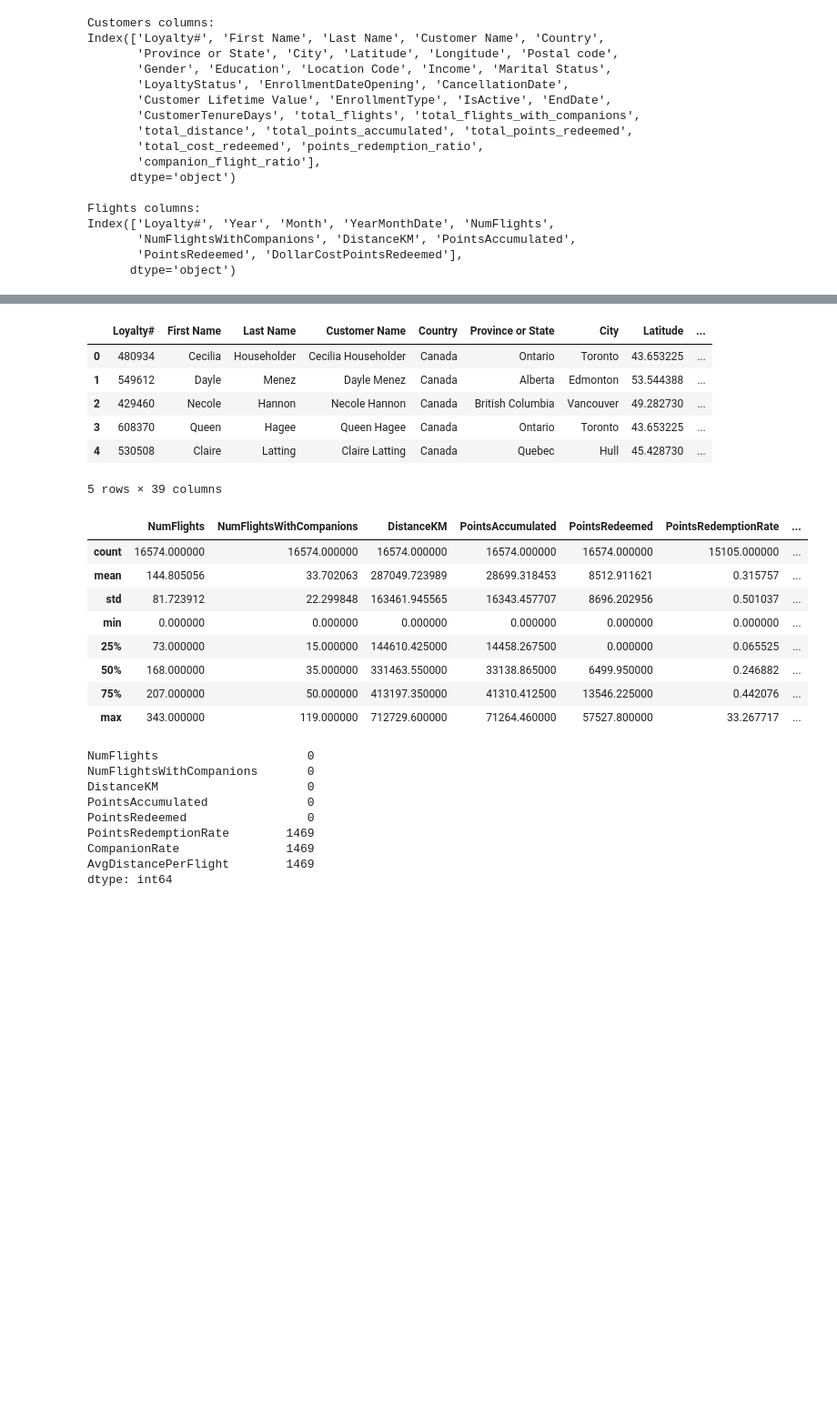
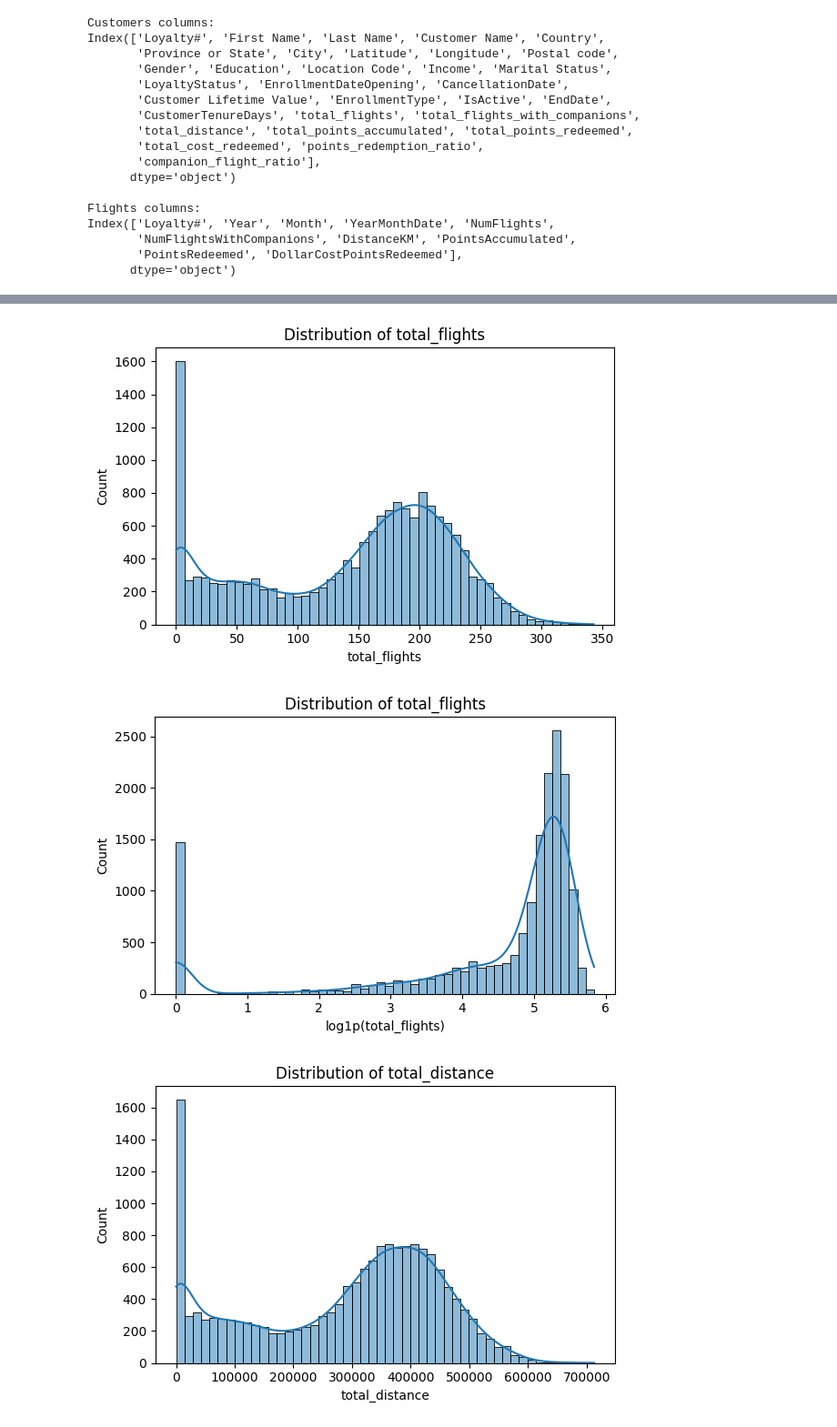
Before and after one commit to Mehmet1700/DataMining2025, a Jupyter notebook: notebooks/03_behavioral_segmentation_esra.ipynb, the cells around one changed output, grey strips where cells are left out. Shown at 91% size. Cells and saved outputs as stored; diff of their text form; code cells hidden in the pictures; blank space fills up the shorter version.

Commit message:
update behavioral notebook

```diff
--- a/notebooks/03_behavioral_segmentation_esra.ipynb
+++ b/notebooks/03_behavioral_segmentation_esra.ipynb
@@ -85,6 +85,8 @@ Index(['Loyalty#', 'Year', 'Month', 'YearMonthDate', 'NumFlights',
        'NumFlightsWithCompanions', 'DistanceKM', 'PointsAccumulated',
        'PointsRedeemed', 'DollarCostPointsRedeemed'],
       dtype='object')
+# %%
+flights = flights.dropna(subset=['Loyalty#'])
 # %%
 #aggregation of flight behavior per customer's loyalty
 flight_agg= flights_agg = flights.groupby('Loyalty#').agg({
@@ -124,42 +131,0 @@ flights_agg.head()
-# %%
-#Merging flight behavior with customer info
-data = pd.merge(customers, flights_agg, on='Loyalty#', how='inner')
-data.head()
-# %% [output]
-|  | Loyalty# | First Name | Last Name | Customer Name | Country | Province or State | City | Latitude | ... |
-| 0 | 480934 | Cecilia | Householder | Cecilia Householder | Canada | Ontario | Toronto | 43.653225 | ... |
-| 1 | 549612 | Dayle | Menez | Dayle Menez | Canada | Alberta | Edmonton | 53.544388 | ... |
-| 2 | 429460 | Necole | Hannon | Necole Hannon | Canada | British Columbia | Vancouver | 49.282730 | ... |
-| 3 | 608370 | Queen | Hagee | Queen Hagee | Canada | Ontario | Toronto | 43.653225 | ... |
-| 4 | 530508 | Claire | Latting | Claire Latting | Canada | Quebec | Hull | 45.428730 | ... |
-5 rows × 39 columns
-# %%
-#relevant features of segmentation
-features = data[['NumFlights', 'NumFlightsWithCompanions', 'DistanceKM',
-                 'PointsAccumulated', 'PointsRedeemed', 'PointsRedemptionRate',
-                 'CompanionRate', 'AvgDistancePerFlight']]
-
-features.describe()
-# %% [output]
-|  | NumFlights | NumFlightsWithCompanions | DistanceKM | PointsAccumulated | PointsRedeemed | PointsRedemptionRate | ... |
-| count | 16574.000000 | 16574.000000 | 16574.000000 | 16574.000000 | 16574.000000 | 15105.000000 | ... |
-| mean | 144.805056 | 33.702063 | 287049.723989 | 28699.318453 | 8512.911621 | 0.315757 | ... |
-| std | 81.723912 | 22.299848 | 163461.945565 | 16343.457707 | 8696.202956 | 0.501037 | ... |
-| min | 0.000000 | 0.000000 | 0.000000 | 0.000000 | 0.000000 | 0.000000 | ... |
-| 25% | 73.000000 | 15.000000 | 144610.425000 | 14458.267500 | 0.000000 | 0.065525 | ... |
-| 50% | 168.000000 | 35.000000 | 331463.550000 | 33138.865000 | 6499.950000 | 0.246882 | ... |
-| 75% | 207.000000 | 50.000000 | 413197.350000 | 41310.412500 | 13546.225000 | 0.442076 | ... |
-| max | 343.000000 | 119.000000 | 712729.600000 | 71264.460000 | 57527.800000 | 33.267717 | ... |
-# %%
-#checking for missing values
-features.isin([np.nan, np.inf, -np.inf]).sum()
-# %% [output]
-NumFlights                     0
-NumFlightsWithCompanions       0
-DistanceKM                     0
-PointsAccumulated              0
-PointsRedeemed                 0
-PointsRedemptionRate        1469
-CompanionRate               1469
-AvgDistancePerFlight        1469
-dtype: int64
@@ -168,0 +132,27 @@ features = features.fillna(0)
+# %%
+def plot_hist(df, col, log_scale=False, bins=50):
+    plt.figure(figsize=(6,4))
+    data = df[col].dropna()
+    if log_scale:
+        sns.histplot(np.log1p(data), bins=bins, kde=True)
+        plt.xlabel(f"log1p({col})")
+    else:
+        sns.histplot(data, bins=bins, kde=True)
+        plt.xlabel(col)
+    plt.title(f"Distribution of {col}")
+    plt.tight_layout()
+    plt.show()
+
+  # Univariate distributions: original features
+for col in ['total_flights', 'total_distance', 'total_points_accumulated', 'total_points_redeemed']:
+    plot_hist(df, col, log_scale=False)
+    plot_hist(df, col, log_scale=True)
+
+# For ratio / rate features
+for col in ['points_redemption_ratio', 'companion_flight_ratio']:
+    plot_hist(df, col, log_scale=False)
+    plot_hist(df, col, log_scale=True)
+# %% [output]
+[figure, added]
+[figure, added]
+[figure, added]
```
Also changed, not shown: parts of 20 cells of this notebook.
